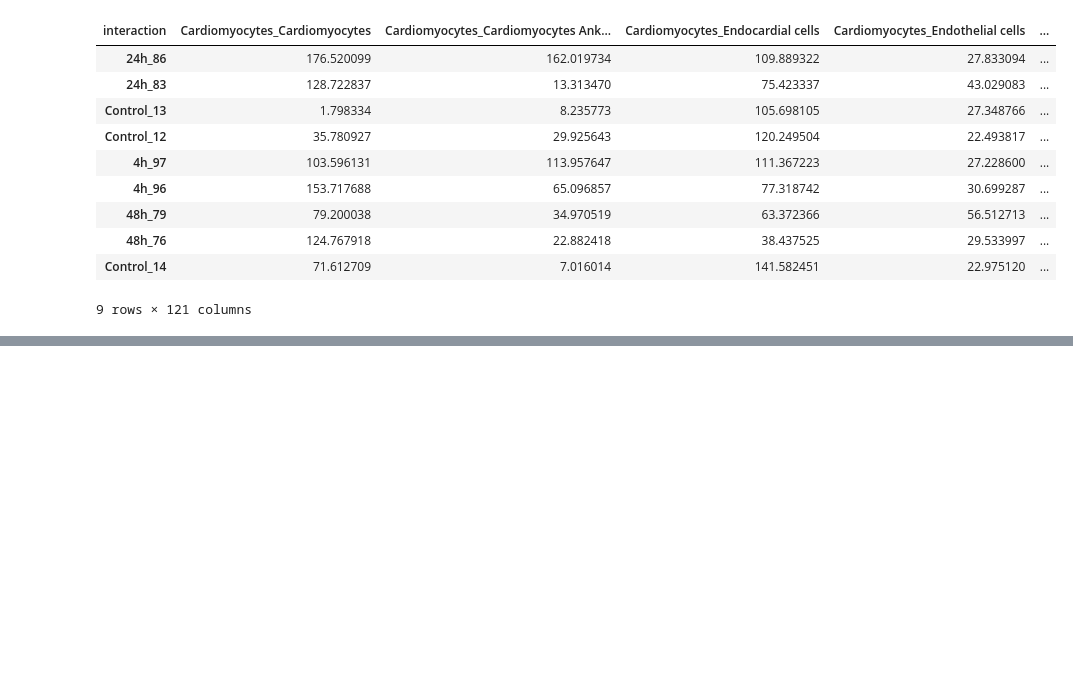
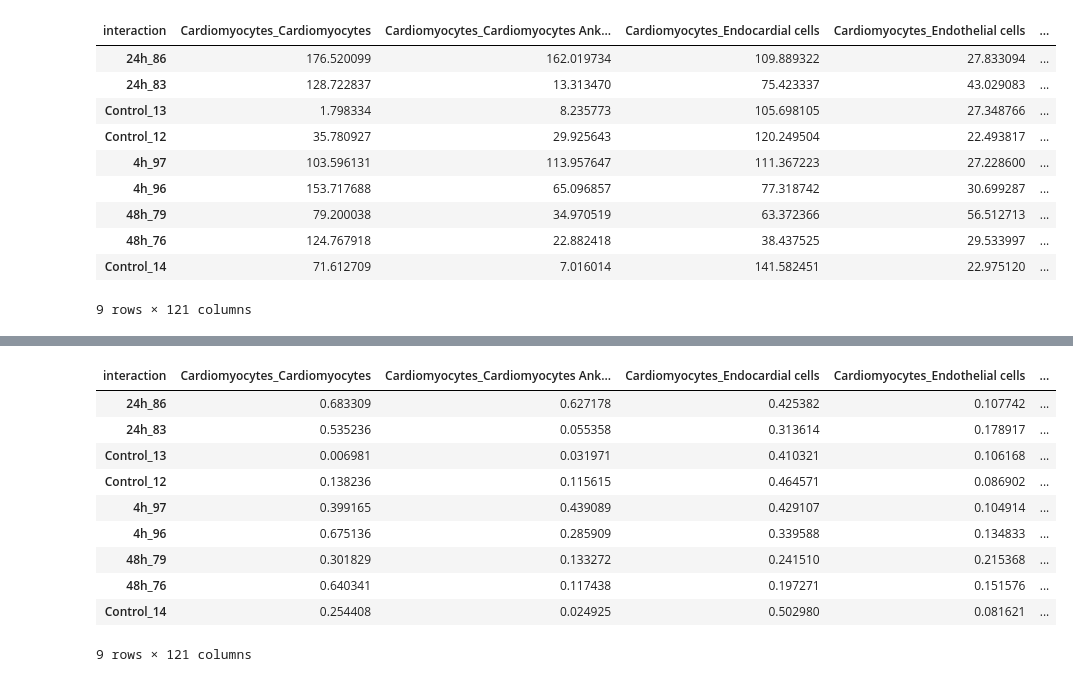
Before and after one commit to SchapiroLabor/NEP_scimap, a Jupyter notebook: notebooks/MI_data/COZI_scimap_MI_data.ipynb, the cells around one changed output, grey strips where cells are left out. Saved outputs shown, nothing was run; the diff lists cells and outputs as text; code cells hidden in the pictures; blank space fills up the shorter version.

```diff
--- a/notebooks/MI_data/COZI_scimap_MI_data.ipynb
+++ b/notebooks/MI_data/COZI_scimap_MI_data.ipynb
@@ -16,7 +16,7 @@ This script performs NEP analysis on the MI dataset with COZI using the github s
 # %%
 path_to_csv = './../../../../../../MI_heart_paper/data/cell_table_final.csv'
 obs = pd.read_csv(path_to_csv)
-output_path = './../../../../Comparison/20250218_results_MI/MI_COZI_knn5.csv'
+output_path = './../../../../Comparison/20250218_results_MI/MI_COZI_normalized_knn5.csv'
 NEP_method = "COZI"
 label = 'COZI_knn5'
 # %%
@@ -115,3 +115,8 @@ spatial.T
 | 48h_76 | 124.767918 | 22.882418 | 38.437525 | 29.533997 | ... |
 | Control_14 | 71.612709 | 7.016014 | 141.582451 | 22.975120 | ... |
 9 rows × 121 columns
+# %%
+### NOT COMITTED YET, DECIDE IF ADDING OR NOT
+# get how many cells are in each sample
+total_cells = adata.obs['fov'].value_counts()
+total_cells
@@ -117,0 +135,35 @@ spatial.T
+# %%
+#only include columns with zscore and replace the zscore_ with empty string
+spatial = adata.uns[label]
+spatial = pd.DataFrame(spatial)
+
+spatial['interaction'] = spatial['phenotype'] + '_' + spatial['neighbour_phenotype']
+# remove the two columns
+spatial = spatial.drop(columns=['phenotype', 'neighbour_phenotype'])
+spatial = spatial.set_index('interaction')
+
+# SEA and COZI
+spatial = spatial.filter(like='zscore_', axis=1)
+spatial.columns = spatial.columns.str.replace('zscore_', '')
+
+
+# normalize scores by the squareroot of the total number of cells in that samples
+# Normalize the df by the squareroot of the total number of cells stored in total_cells. Normalize by the correct samples
+for col in spatial.columns:
+    if col in total_cells:
+        spatial[col] = spatial[col] / np.sqrt(total_cells[col])
+# save file
+spatial.T.to_csv(output_path)
+spatial.T
+# %% [output]
+| interaction | Cardiomyocytes_Cardiomyocytes | Cardiomyocytes_Cardiomyocytes Ank... | Cardiomyocytes_Endocardial cells | Cardiomyocytes_Endothelial cells | ... |
+| 24h_86 | 0.683309 | 0.627178 | 0.425382 | 0.107742 | ... |
+| 24h_83 | 0.535236 | 0.055358 | 0.313614 | 0.178917 | ... |
+| Control_13 | 0.006981 | 0.031971 | 0.410321 | 0.106168 | ... |
+| Control_12 | 0.138236 | 0.115615 | 0.464571 | 0.086902 | ... |
+| 4h_97 | 0.399165 | 0.439089 | 0.429107 | 0.104914 | ... |
+| 4h_96 | 0.675136 | 0.285909 | 0.339588 | 0.134833 | ... |
+| 48h_79 | 0.301829 | 0.133272 | 0.241510 | 0.215368 | ... |
+| 48h_76 | 0.640341 | 0.117438 | 0.197271 | 0.151576 | ... |
+| Control_14 | 0.254408 | 0.024925 | 0.502980 | 0.081621 | ... |
+9 rows × 121 columns
```
Also changed, not shown: parts of 2 cells of this notebook.
